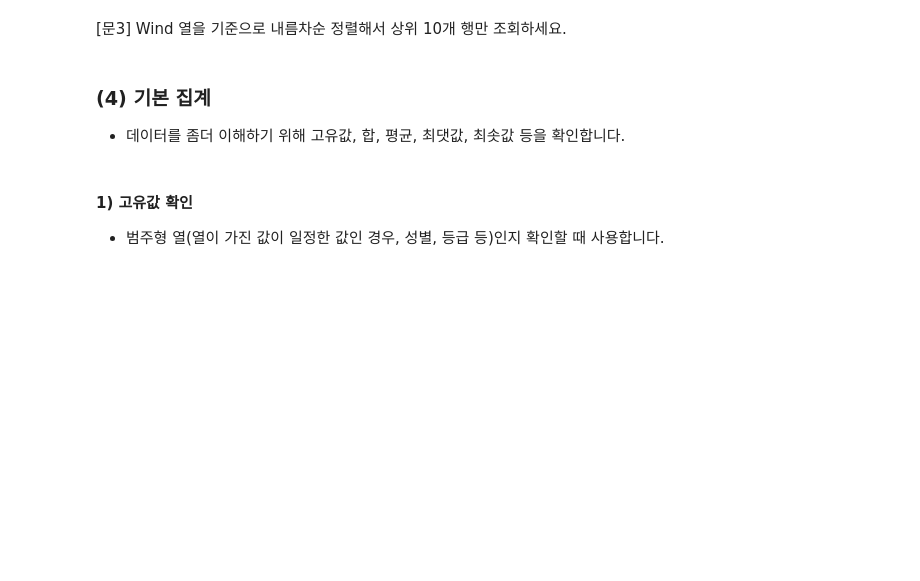
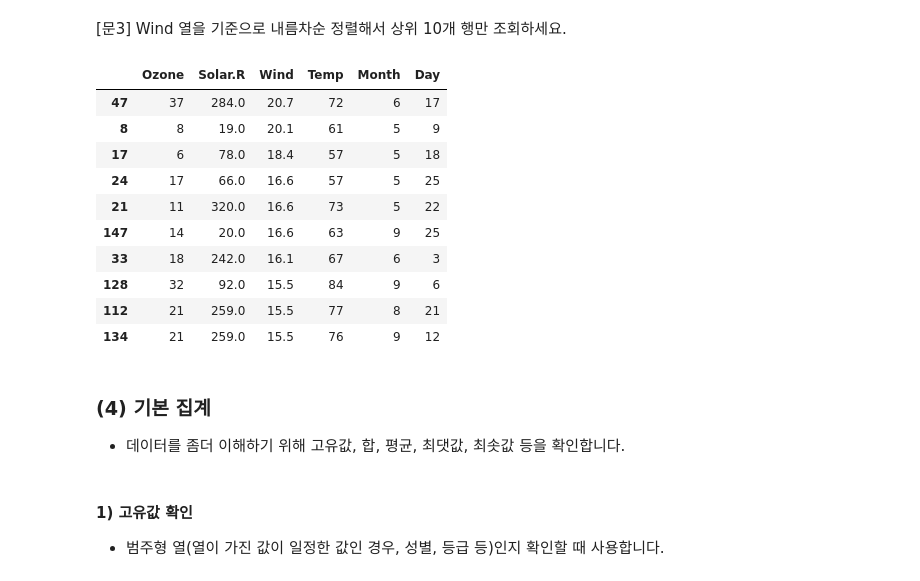
Before and after one commit to hon3538/KT_AIVLE, a Jupyter notebook: Python/chapter 07. Pandas기초1.ipynb, the cells around one changed output. Cells and saved outputs as stored; diff of their text form; code cells hidden in the pictures; blank space fills up the shorter version.

```diff
--- a/Python/chapter 07. Pandas기초1.ipynb
+++ b/Python/chapter 07. Pandas기초1.ipynb
@@ -476,5 +516,19 @@ temp.reset_index(drop = True)
 # %% [markdown]
 [문3] Wind 열을 기준으로 내름차순 정렬해서 상위 10개 행만 조회하세요.
+# %%
+air_data.sort_values(by='Wind', ascending=False).head(10)
+# %% [output]
+|  | Ozone | Solar.R | Wind | Temp | Month | Day |
+| 47 | 37 | 284.0 | 20.7 | 72 | 6 | 17 |
+| 8 | 8 | 19.0 | 20.1 | 61 | 5 | 9 |
+| 17 | 6 | 78.0 | 18.4 | 57 | 5 | 18 |
+| 24 | 17 | 66.0 | 16.6 | 57 | 5 | 25 |
+| 21 | 11 | 320.0 | 16.6 | 73 | 5 | 22 |
+| 147 | 14 | 20.0 | 16.6 | 63 | 9 | 25 |
+| 33 | 18 | 242.0 | 16.1 | 67 | 6 | 3 |
+| 128 | 32 | 92.0 | 15.5 | 84 | 9 | 6 |
+| 112 | 21 | 259.0 | 15.5 | 77 | 8 | 21 |
+| 134 | 21 | 259.0 | 15.5 | 76 | 9 | 12 |
 # %% [markdown]
 ### (4) 기본 집계
 
```
Also changed, not shown: parts of 21 cells of this notebook, 16 other files.
